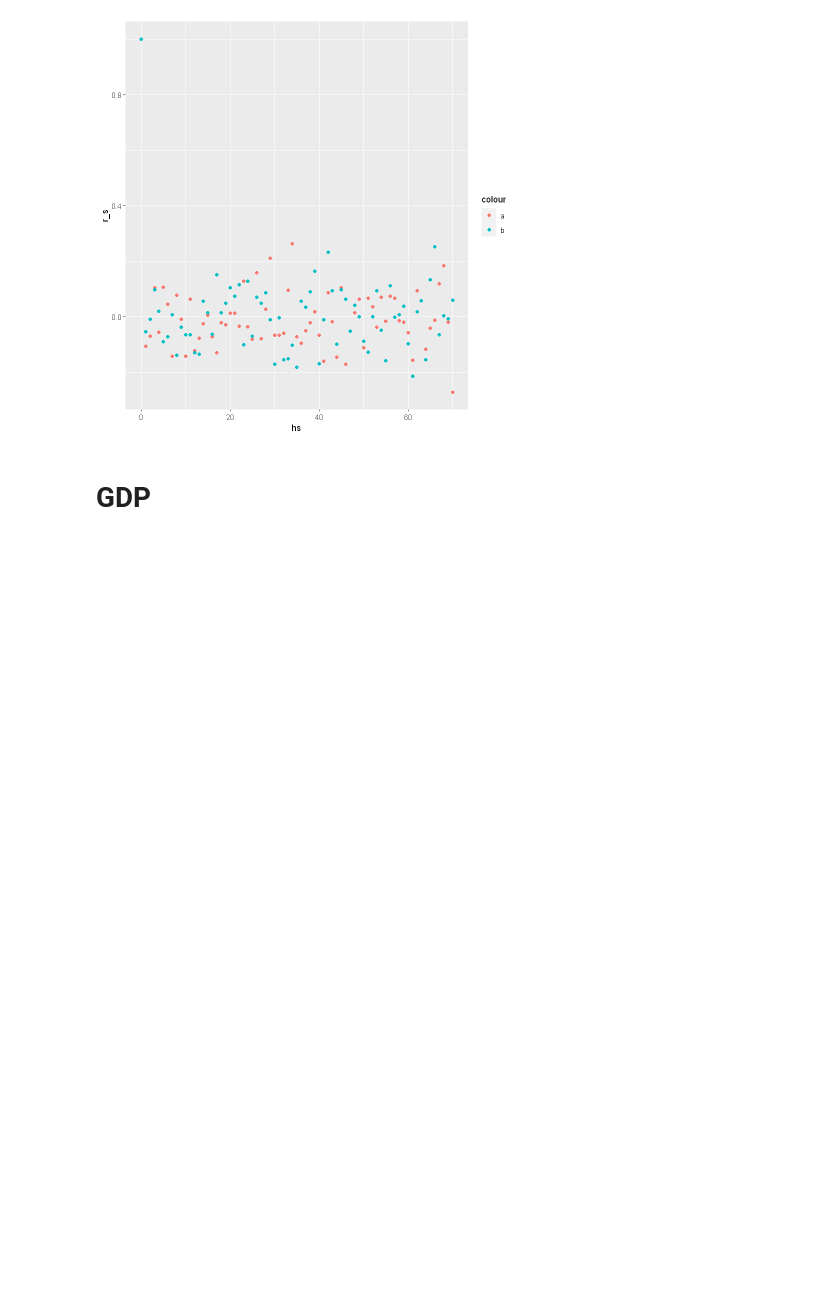
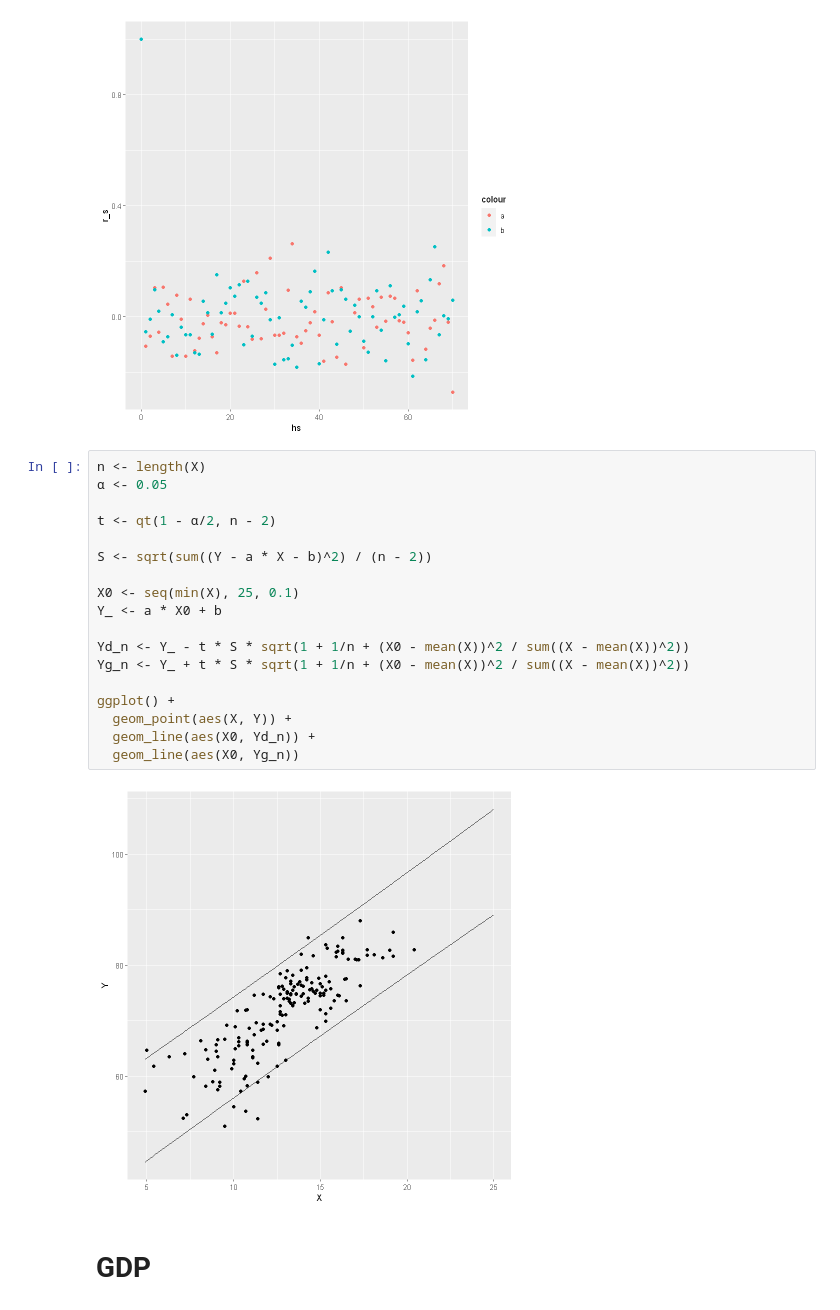
Before and after one commit to HalasTomasz/Kaszcz, a Jupyter notebook: Raport/Malec.ipynb, the cells around one changed output. Drawn from its saved outputs; the diff is of its cells as text; blank space fills up the shorter version.

```diff
--- a/Raport/Malec.ipynb
+++ b/Raport/Malec.ipynb
@@ -114,6 +114,26 @@ r_s2 = g_s2 / g_(Xt, 0)
 ggplot() + geom_point(aes(hs, r_s, col='a')) + geom_point(aes(hs, r_s2, col='b'))
 # %% [output]
 [figure]
+# %%
+n <- length(X)
+α <- 0.05
+
+t <- qt(1 - α/2, n - 2)
+
+S <- sqrt(sum((Y - a * X - b)^2) / (n - 2))
+
+X0 <- seq(min(X), 25, 0.1)
+Y_ <- a * X0 + b
+
+Yd_n <- Y_ - t * S * sqrt(1 + 1/n + (X0 - mean(X))^2 / sum((X - mean(X))^2))
+Yg_n <- Y_ + t * S * sqrt(1 + 1/n + (X0 - mean(X))^2 / sum((X - mean(X))^2))
+
+ggplot() +
+  geom_point(aes(X, Y)) +
+  geom_line(aes(X0, Yd_n)) +
+  geom_line(aes(X0, Yg_n))
+# %% [output]
+[figure, added]
 # %% [markdown]
 # GDP
 # %%
```
Also changed, not shown: parts of 2 cells of this notebook, 1 other file.
